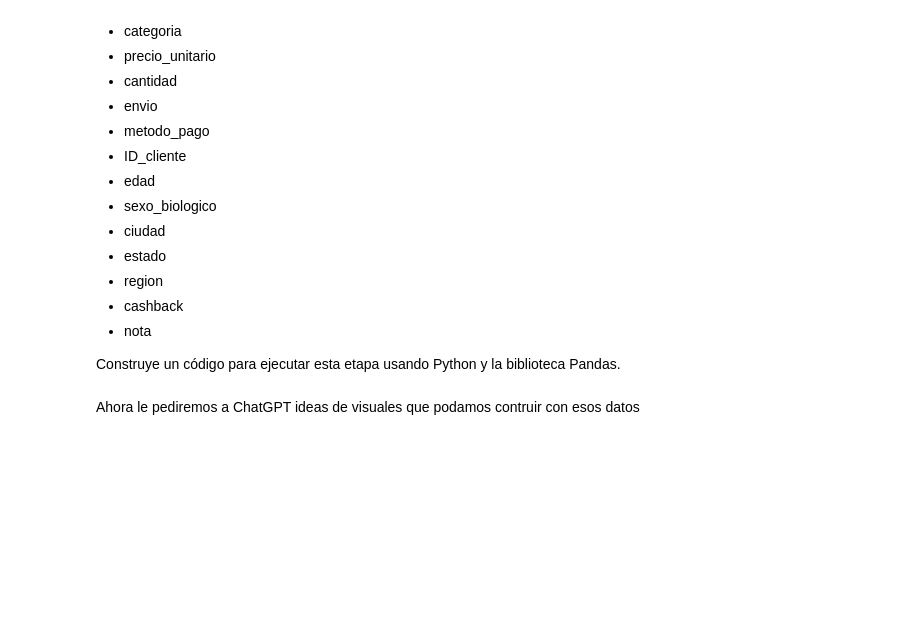
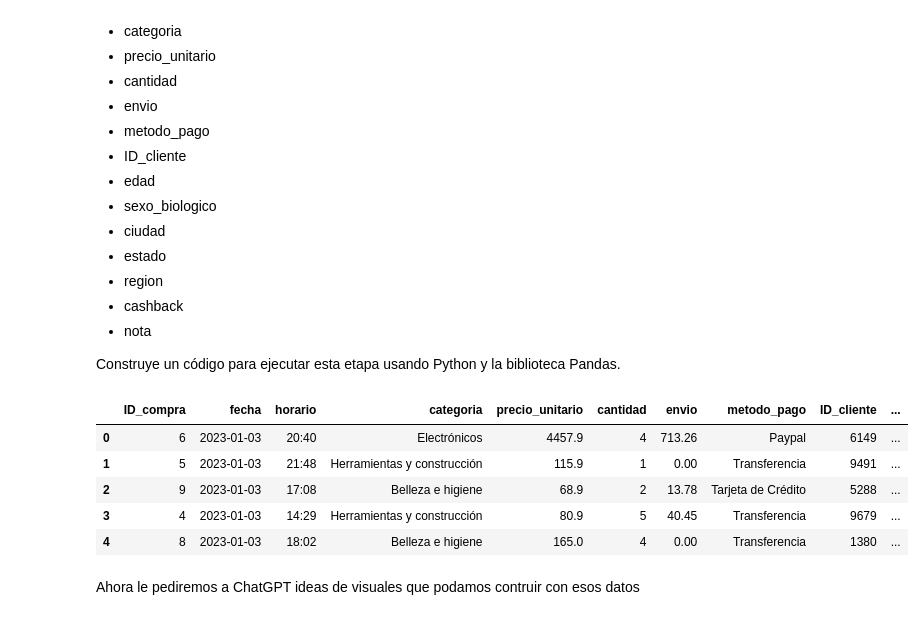
Before and after one commit to MiguelFigueroa02/IA_Ciencia_de_datos, a Jupyter notebook: IA_aplicada_a_ciencia_de_datos.ipynb, the cells around one changed output. Saved outputs shown, nothing was run; the diff lists cells and outputs as text; code cells hidden in the pictures; blank space fills up the shorter version.

```diff
--- a/IA_aplicada_a_ciencia_de_datos.ipynb
+++ b/IA_aplicada_a_ciencia_de_datos.ipynb
@@ -353,7 +353,7 @@ ventas['fecha'].max()
 # %% [output]
 '2023-12-31'
 # %%
-ventas['fecha']= pd.to_datetime(ventas['fecha'])
+ventas['fecha']= pd.to_datetime(ventas['fecha'],format='%Y-%m-%d')
 # %%
 ventas['fecha'].head()
 # %% [output]
@@ -409,6 +395,41 @@ Ahora vamos a unir las dos bases de nuestro proyecto en una sola utilizando como
 * nota
 
 Construye un código para ejecutar esta etapa usando Python y la biblioteca Pandas.
+# %%
+# 1. Unir los DataFrames 'ventas' y 'clientes' usando 'ID_compra' como clave
+# Usamos inner join para quedarnos solo con las compras que están en ambas bases
+df = pd.merge(ventas, clientes, on='ID_compra', how='inner')
+# %%
+# 3. Reordenar las columnas en la secuencia solicitada
+columnas_ordenadas = [
+    'ID_compra',
+    'fecha',
+    'horario',
+    'categoria',
+    'precio_unitario',
+    'cantidad',
+    'envio',
+    'metodo_pago',
+    'ID_cliente',
+    'edad',
+    'sexo_biologico',
+    'ciudad',
+    'estado',
+    'region',
+    'cashback',
+    'nota'
+]
+df = df[columnas_ordenadas]
+# %%
+# Mostrar las primeras filas del DataFrame final
+df.head()
+# %% [output]
+|  | ID_compra | fecha | horario | categoria | precio_unitario | cantidad | envio | metodo_pago | ID_cliente | ... |
+| 0 | 6 | 2023-01-03 | 20:40 | Electrónicos | 4457.9 | 4 | 713.26 | Paypal | 6149 | ... |
+| 1 | 5 | 2023-01-03 | 21:48 | Herramientas y construcción | 115.9 | 1 | 0.00 | Transferencia | 9491 | ... |
+| 2 | 9 | 2023-01-03 | 17:08 | Belleza e higiene | 68.9 | 2 | 13.78 | Tarjeta de Crédito | 5288 | ... |
+| 3 | 4 | 2023-01-03 | 14:29 | Herramientas y construcción | 80.9 | 5 | 40.45 | Transferencia | 9679 | ... |
+| 4 | 8 | 2023-01-03 | 18:02 | Belleza e higiene | 165.0 | 4 | 0.00 | Transferencia | 1380 | ... |
 # %% [markdown]
 Ahora le pediremos a ChatGPT ideas de visuales que podamos contruir con esos datos
 # %% [markdown]
```
Also changed, not shown: parts of 8 cells of this notebook.
